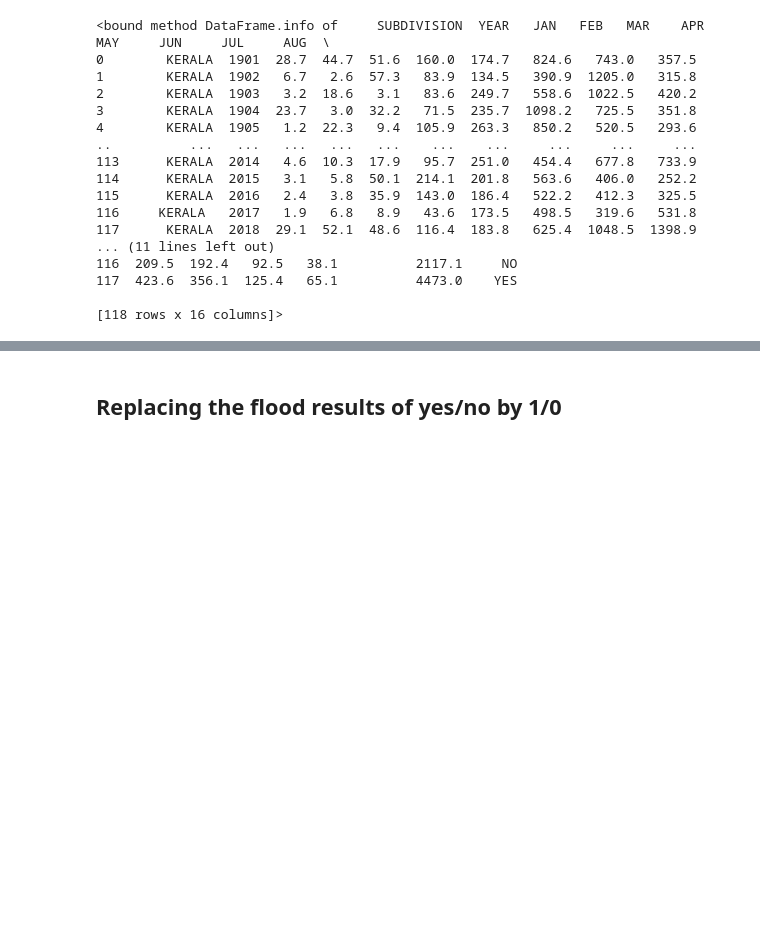
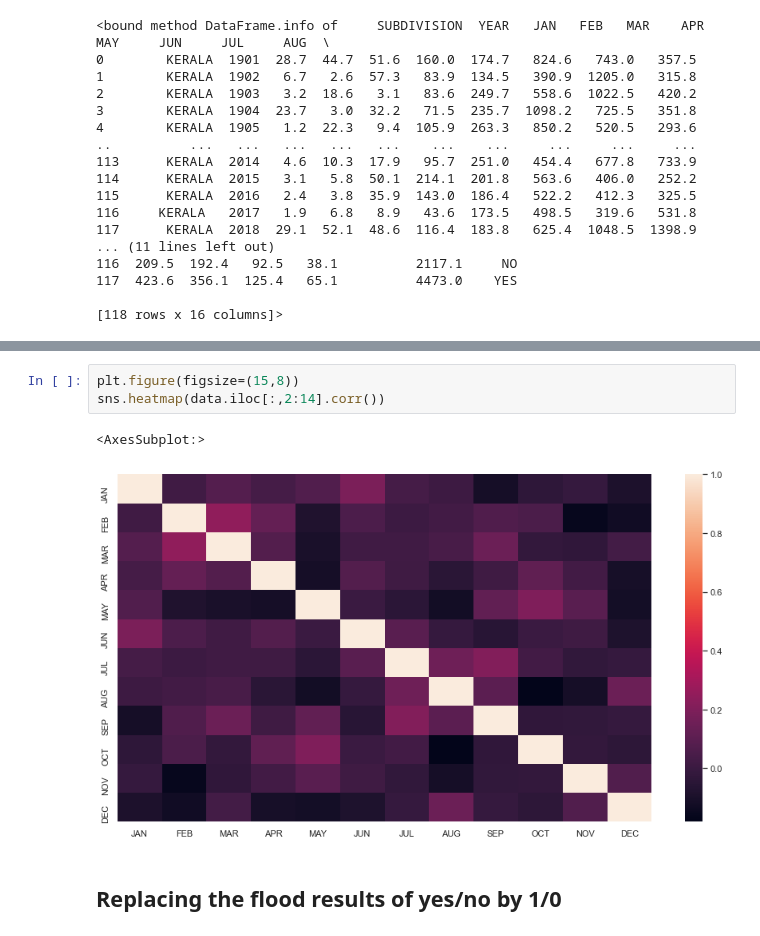
Before and after one commit to Himangshu1086/Flood-Prediction-Unit-Hydrography-and-ML, a Jupyter notebook: Flood_Prediction.ipynb, the cells around one changed output, grey strips where cells are left out. Saved outputs shown, nothing was run; the diff lists cells and outputs as text; blank space fills up the shorter version.

```diff
--- a/Flood_Prediction.ipynb
+++ b/Flood_Prediction.ipynb
@@ -189,3 +160,9 @@ data.corr()
+# %%
+plt.figure(figsize=(15,8))
+sns.heatmap(data.iloc[:,2:14].corr())
+# %% [output]
+<AxesSubplot:>
+[figure, added]
 # %% [markdown]
 ## Replacing the flood results of yes/no by 1/0
 # %%
```
Also changed, not shown: parts of 22 cells of this notebook, 1 other file.
